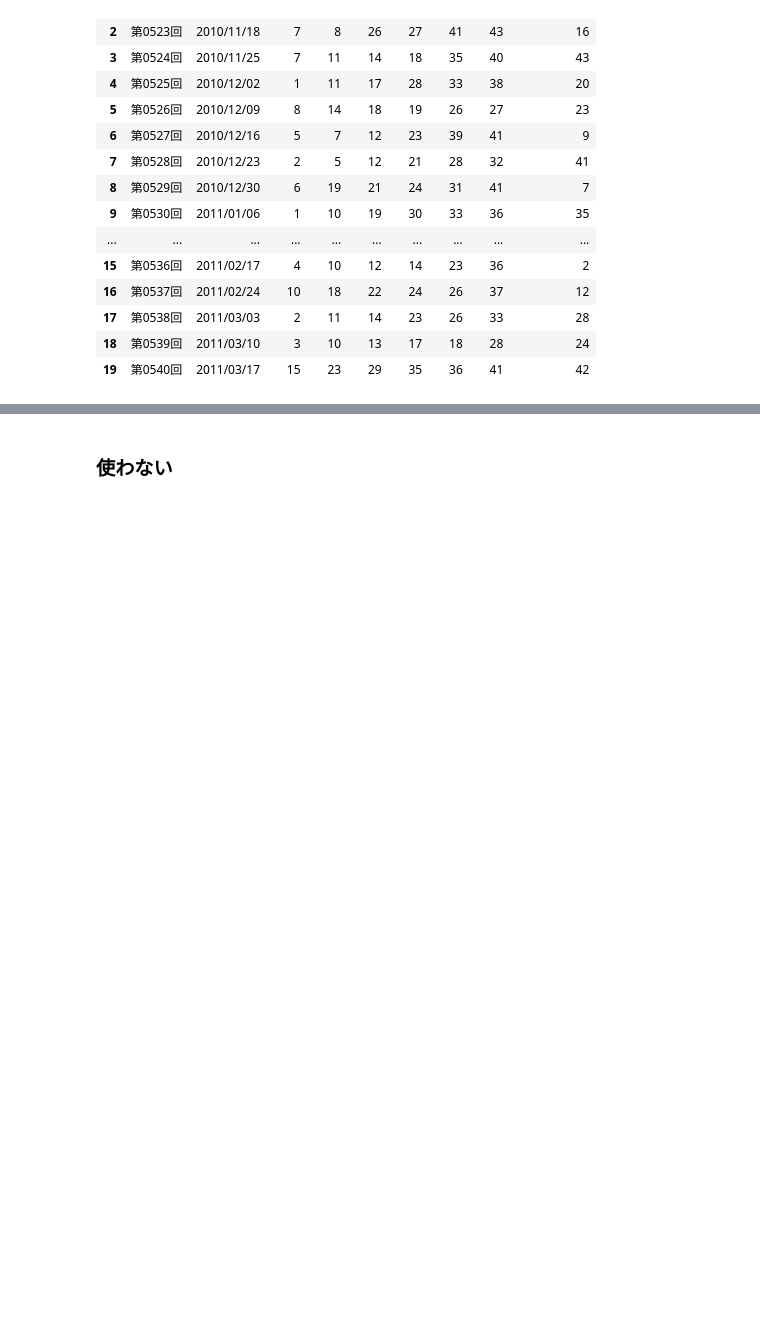
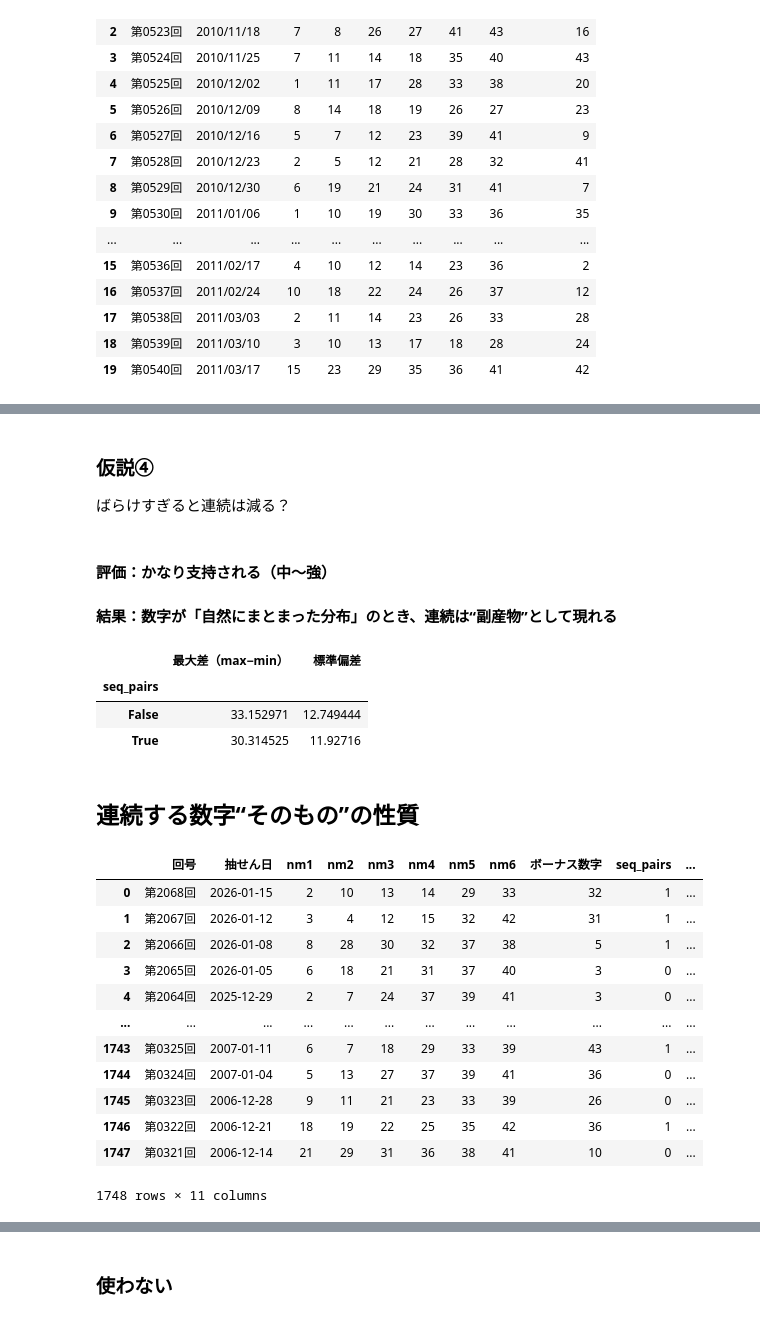
Before and after one commit to kimu0705/TAKARAKUJI, a Jupyter notebook: src/dev.ipynb, the cells around one changed output, grey strips where cells are left out. Cells and saved outputs as stored; diff of their text form; code cells hidden in the pictures; blank space fills up the shorter version.

```diff
--- a/src/dev.ipynb
+++ b/src/dev.ipynb
@@ -327,0 +398,17 @@ results
+# %%
+def near_prev(curr_arr, prev_arr):
+    curr = {int(x) for x in curr_arr if pd.notna(x)}
+    prev = {int(x) for x in prev_arr if pd.notna(x)}
+
+    near = set()
+    for n in prev:
+        near.update([n-1, n, n+1])
+
+    return len(curr & near)
+
+results["just_before_+-1"] = [
+    near_prev(nums.iloc[i].values, nums.iloc[i-1].values) if i > 0 else 0
+    for i in range(len(results))
+]
+results.groupby(results["seq_pairs"] > 0)["just_before_+-1"].mean()
+# results.groupby("seq_pairs")["just_before_+-1"].mean()
@@ -327,0 +439,52 @@ results
+# %% [markdown]
+### 仮説④
+ばらけすぎると連続は減る？
+# %% [markdown]
+#### 評価：かなり支持される（中〜強）
+#### 結果：数字が「自然にまとまった分布」のとき、連続は“副産物”として現れる
+# %%
+results["最大差（max−min）"] = nums.max(axis=1) - nums.min(axis=1)
+results["標準偏差"] = nums.std(axis=1)
+results.groupby(results["seq_pairs"] > 0)[["最大差（max−min）","標準偏差"]].mean()
+# results
+# %% [output]
+|  | 最大差（max−min） | 標準偏差 |
+| seq_pairs |  |  |
+| False | 33.152971 | 12.749444 |
+| True | 30.314525 | 11.92716 |
+# %% [markdown]
+## 連続する数字“そのもの”の性質
+# %%
+results = results.sort_values("抽せん日", ascending=False).reset_index(drop=True)
+NUM_COLS = ["nm1","nm2","nm3","nm4","nm5","nm6"]
+# %%
+# 連続数字そのものを取得
+import numpy as np
+
+def extract_seq(nums):
+    nums = sorted(nums)
+    seqs = []
+    for a, b in zip(nums[:-1], nums[1:]):
+        if b - a == 1:
+            seqs.append((a, b))
+    return seqs
+
+results["seq_values"] = results[NUM_COLS].apply(
+    lambda r: extract_seq([int(x) for x in r]),
+    axis=1
+)
+results
+# %% [output]
+|  | 回号 | 抽せん日 | nm1 | nm2 | nm3 | nm4 | nm5 | nm6 | ボーナス数字 | seq_pairs | ... |
+| 0 | 第2068回 | 2026-01-15 | 2 | 10 | 13 | 14 | 29 | 33 | 32 | 1 | ... |
+| 1 | 第2067回 | 2026-01-12 | 3 | 4 | 12 | 15 | 32 | 42 | 31 | 1 | ... |
+| 2 | 第2066回 | 2026-01-08 | 8 | 28 | 30 | 32 | 37 | 38 | 5 | 1 | ... |
+| 3 | 第2065回 | 2026-01-05 | 6 | 18 | 21 | 31 | 37 | 40 | 3 | 0 | ... |
+| 4 | 第2064回 | 2025-12-29 | 2 | 7 | 24 | 37 | 39 | 41 | 3 | 0 | ... |
+| ... | ... | ... | ... | ... | ... | ... | ... | ... | ... | ... | ... |
+| 1743 | 第0325回 | 2007-01-11 | 6 | 7 | 18 | 29 | 33 | 39 | 43 | 1 | ... |
+| 1744 | 第0324回 | 2007-01-04 | 5 | 13 | 27 | 37 | 39 | 41 | 36 | 0 | ... |
+| 1745 | 第0323回 | 2006-12-28 | 9 | 11 | 21 | 23 | 33 | 39 | 26 | 0 | ... |
+| 1746 | 第0322回 | 2006-12-21 | 18 | 19 | 22 | 25 | 35 | 42 | 36 | 1 | ... |
+| 1747 | 第0321回 | 2006-12-14 | 21 | 29 | 31 | 36 | 38 | 41 | 10 | 0 | ... |
+1748 rows × 11 columns
```
Also changed, not shown: parts of 40 cells of this notebook, 8 other files.
